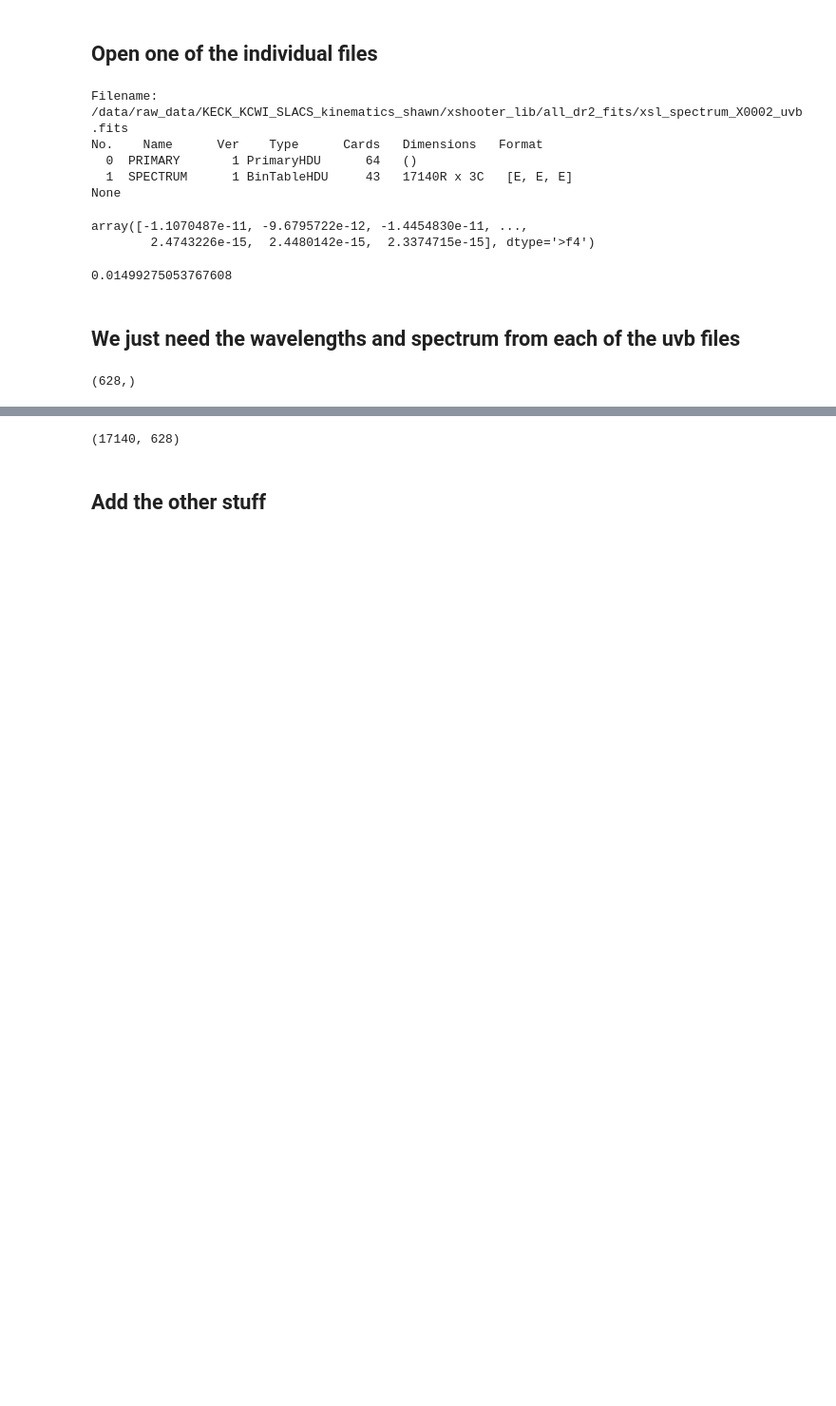
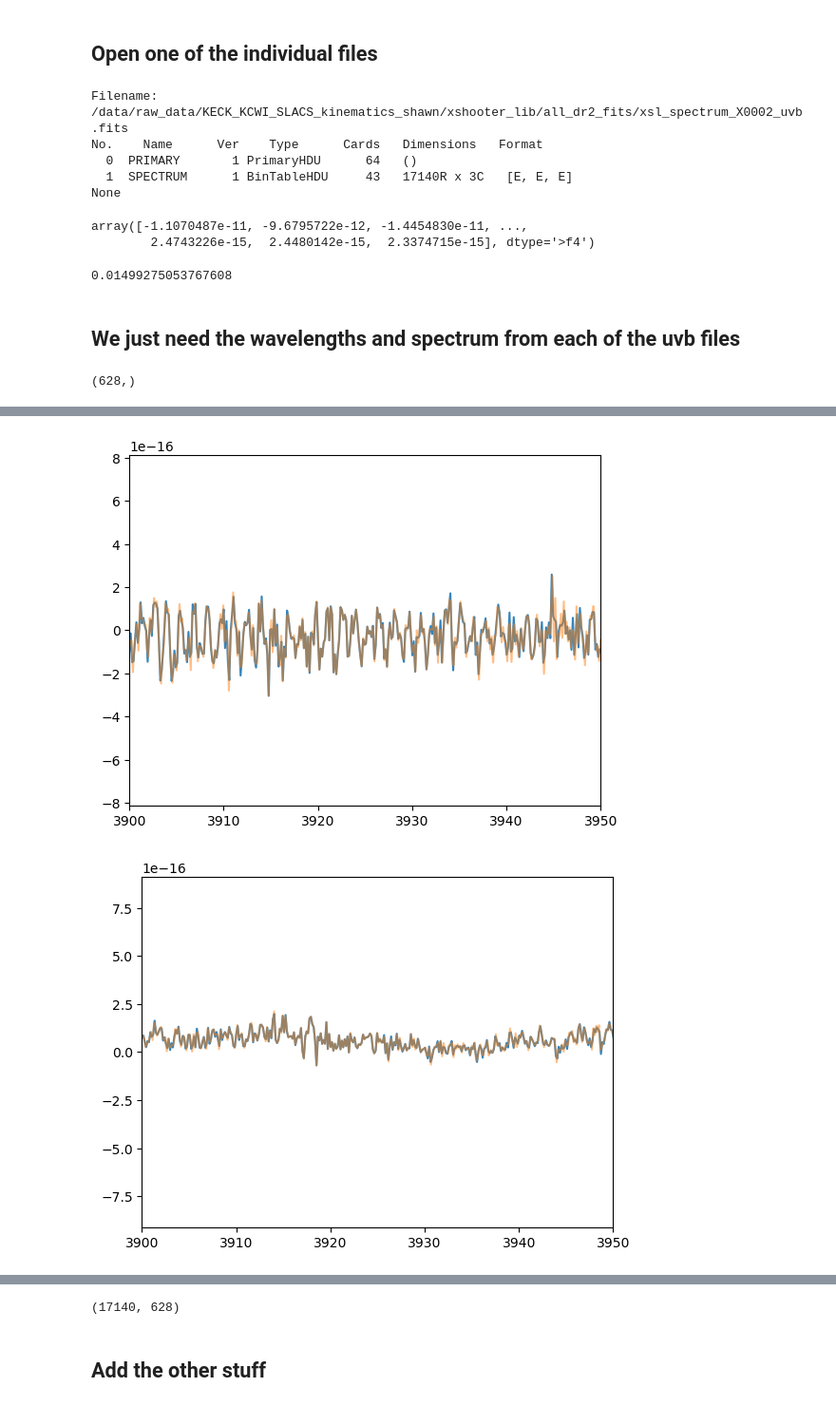
Before and after one commit to shawnknabel/slacs_kinematics_jam_modeling, a Jupyter notebook: jupyter_notebooks/kinematics_extraction/020824_xshooter_library_prep.ipynb, the cells around one changed output, grey strips where cells are left out. Shown at 95% size. Drawn from its saved outputs; the diff is of its cells as text; code cells hidden in the pictures; blank space fills up the shorter version.

```diff
--- a/jupyter_notebooks/kinematics_extraction/020824_xshooter_library_prep.ipynb
+++ b/jupyter_notebooks/kinematics_extraction/020824_xshooter_library_prep.ipynb
@@ -102,0 +147,21 @@ for i, filepath in enumerate(filepaths):
+# %%
+templates_interp = np.zeros_like(wavelengths_array)
+# %%
+# Yeah this is what I need to do
+
+for i in range(templates.shape[1]):
+
+    bspl = make_interp_spline(wavelengths_array[:,i], templates[:,i], k=9)
+
+    templates_interp[:,i] = bspl(wavelengths_interp)
+
+    if i % 50 == 0:
+        alpha=0.5
+        plt.plot(wavelengths_interp, bspl(wavelengths_interp), alpha=0.9)
+        plt.plot(wavelengths_array[:,i], templates[:,i], alpha=0.5)
+        plt.xlim(3900, 3950)
+        plt.ylim(-3*np.median(templates[:,i]),3*np.median(templates[:,i]))
+        plt.pause(1)
+# %% [output]
+[figure, added]
+[figure, added]
```
Also changed, not shown: parts of 18 cells of this notebook, 2 other files.
